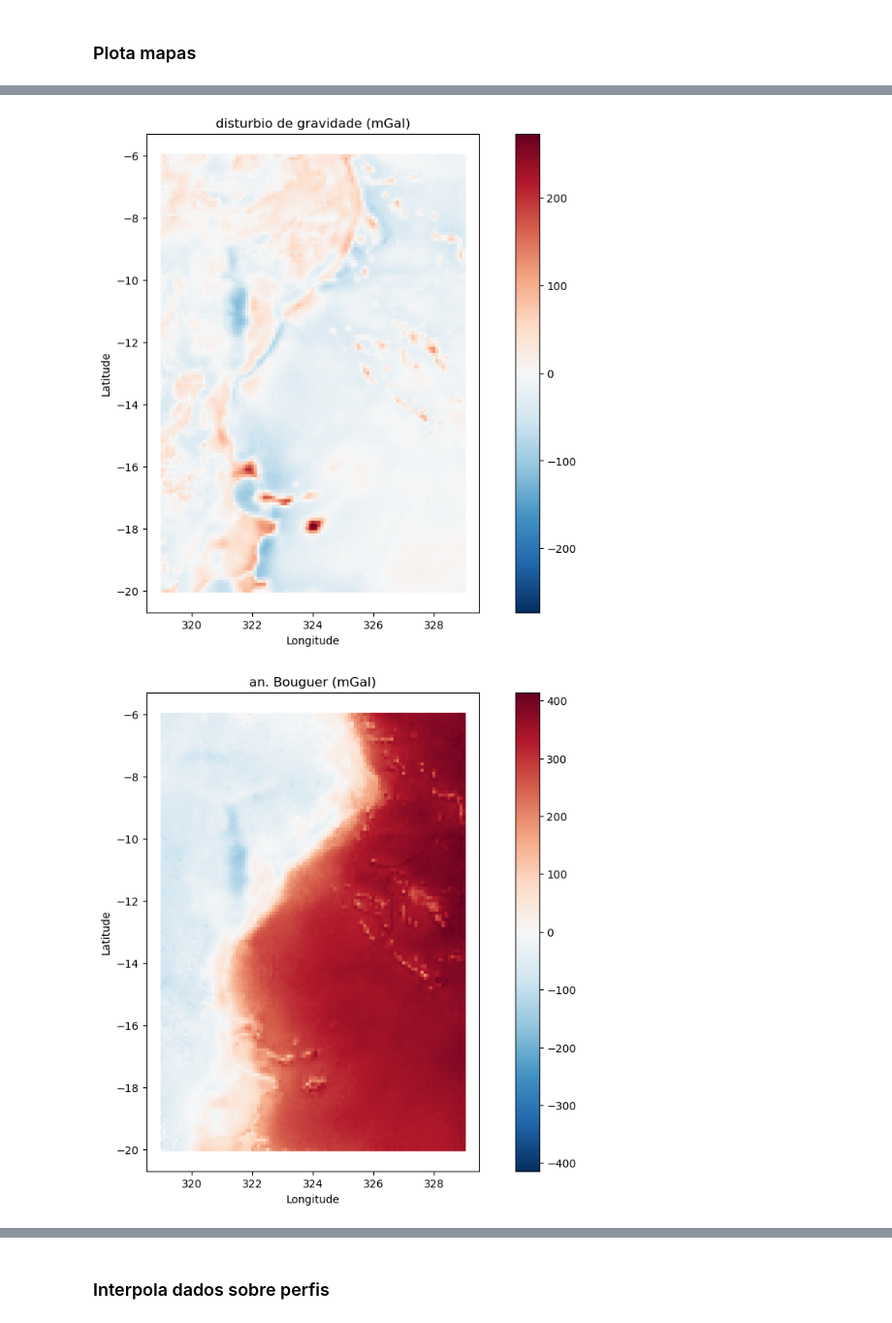
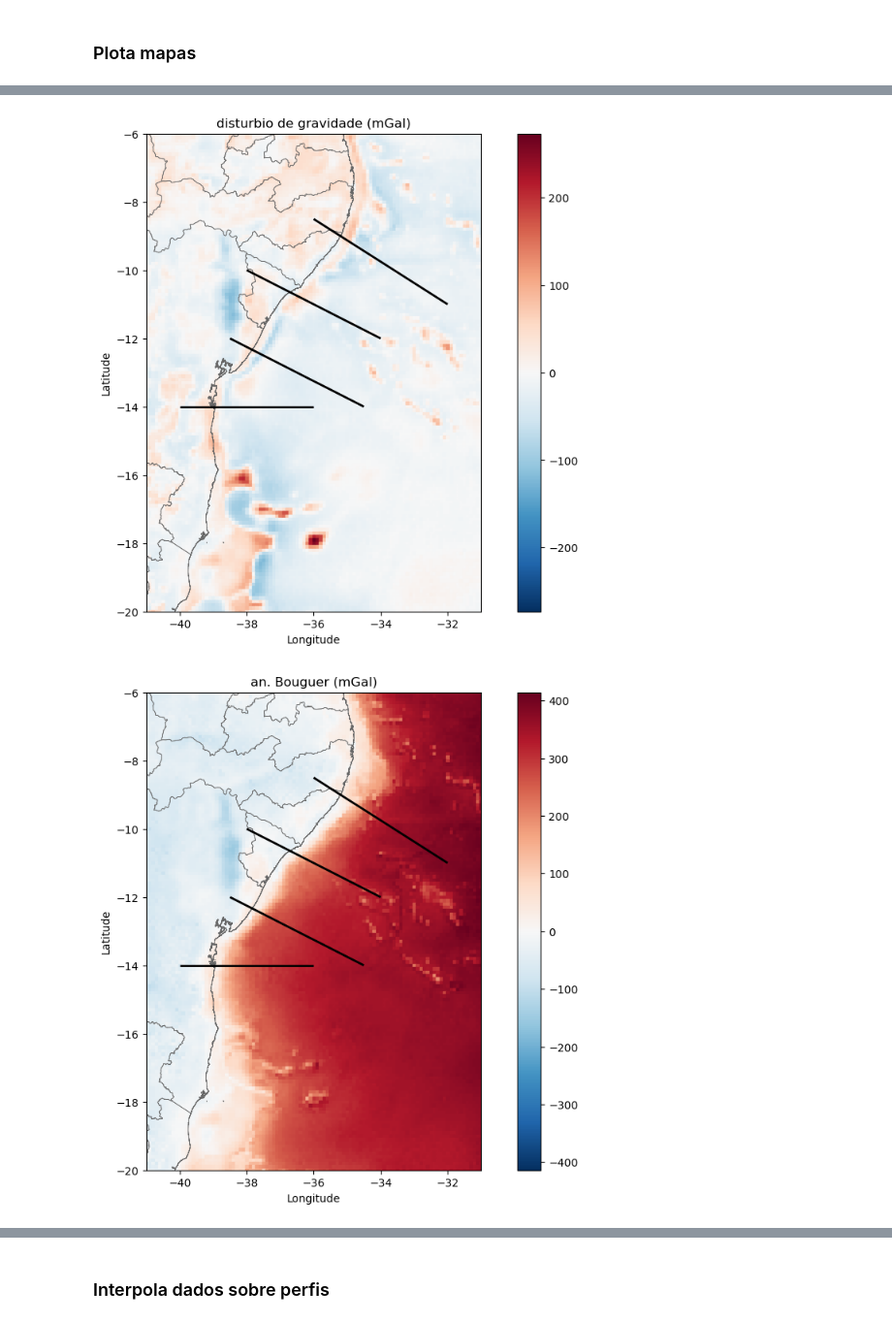
Before and after one commit to birocoles/Intro-grav-mag, a Jupyter notebook: aulas/aula_5c_margem_leste_grav_eigen6c4.ipynb, the cells around one changed output, grey strips where cells are left out. Shown at 97% size. Saved outputs shown, nothing was run; the diff lists cells and outputs as text; code cells hidden in the pictures.

```diff
--- a/aulas/aula_5c_margem_leste_grav_eigen6c4.ipynb
+++ b/aulas/aula_5c_margem_leste_grav_eigen6c4.ipynb
@@ -173,3 +173,5 @@ del etopo, eigen_H_disturbio, eigen_gravidade
 gc.collect()
 # %% [output]
 0
+# %%
+dados_combinados['longitude'] -= 360
@@ -176 +190,8 @@ gc.collect()
+# %%
+area = [
+    dados_combinados['latitude'].min(),
+    dados_combinados['latitude'].max(),
+    dados_combinados['longitude'].min(),
+    dados_combinados['longitude'].max()
+]
 # %% [markdown]
@@ -369,0 +380,2 @@ dados_combinados.head()
+# %%
+estados_br = gpd.read_file("estados_Brasil/BRA_adm1.shp")
@@ -369,0 +402,10 @@ dados_combinados.head()
+# %%
+perfis_geometry = gpd.GeoSeries(
+    [
+        LineString([(-40.0, -14.0), (-36.0, -14.0)]),
+        LineString([(-38.5, -12.0), (-34.5, -14.0)]),
+        LineString([(-38.0, -10.0), (-34.0, -12.0)]),
+        LineString([(-36.0,  -8.5), (-32.0, -11.0)])
+    ],
+    crs="EPSG:4326" # WGS 84
+)
@@ -406,38 +502,62 @@ plt.show()
 # %%
 ranges = np.max(np.abs(dados_combinados['disturbio']))
 fig, ax = plt.subplots(figsize=(12, 8))
+
+# Plota mapa
 dados_combinados.plot(
     ax=ax,
     column='disturbio',
     cmap='RdBu_r',
-    markersize=5,
+    markersize=7,
     marker='s',
     legend=True,
     vmin=-ranges, vmax=ranges
 )
+
+# Plota limites estados BR
+estados_br.boundary.plot(ax=ax, color=3*(0.4,), lw=0.5)
+
+# Plota perfis
+perfis_geometry.plot(ax=ax, color='k', lw=2)
+
+ax.set_xlim(area[2], area[3])
+ax.set_ylim(area[0], area[1])
+
 ax.set_title('disturbio de gravidade (mGal)')
 ax.set_xlabel('Longitude')
 ax.set_ylabel('Latitude')
 plt.show()
 # %% [output]
-[figure, old version]
+[figure, new version]
 # %%
 ranges = np.max(np.abs(dados_combinados['Bouguer']))
 fig, ax = plt.subplots(figsize=(12, 8))
+
+# Plota mapa
 dados_combinados.plot(
     ax=ax,
     column='Bouguer',
     cmap='RdBu_r',
-    markersize=5,
+    markersize=7,
     marker='s',
     legend=True,
     vmin=-ranges, vmax=ranges
 )
+
+# Plota limites estados BR
+estados_br.boundary.plot(ax=ax, color=3*(0.4,), lw=0.5)
+
+# Plota perfis
+perfis_geometry.plot(ax=ax, color='k', lw=2)
+
+ax.set_xlim(area[2], area[3])
+ax.set_ylim(area[0], area[1])
+
 ax.set_title('an. Bouguer (mGal)')
 ax.set_xlabel('Longitude')
 ax.set_ylabel('Latitude')
 plt.show()
 # %% [output]
-[figure, old version]
+[figure, new version]
 # %%
 fig, ax = plt.subplots(figsize=(12, 8))
```
Also changed, not shown: parts of 25 cells of this notebook.
